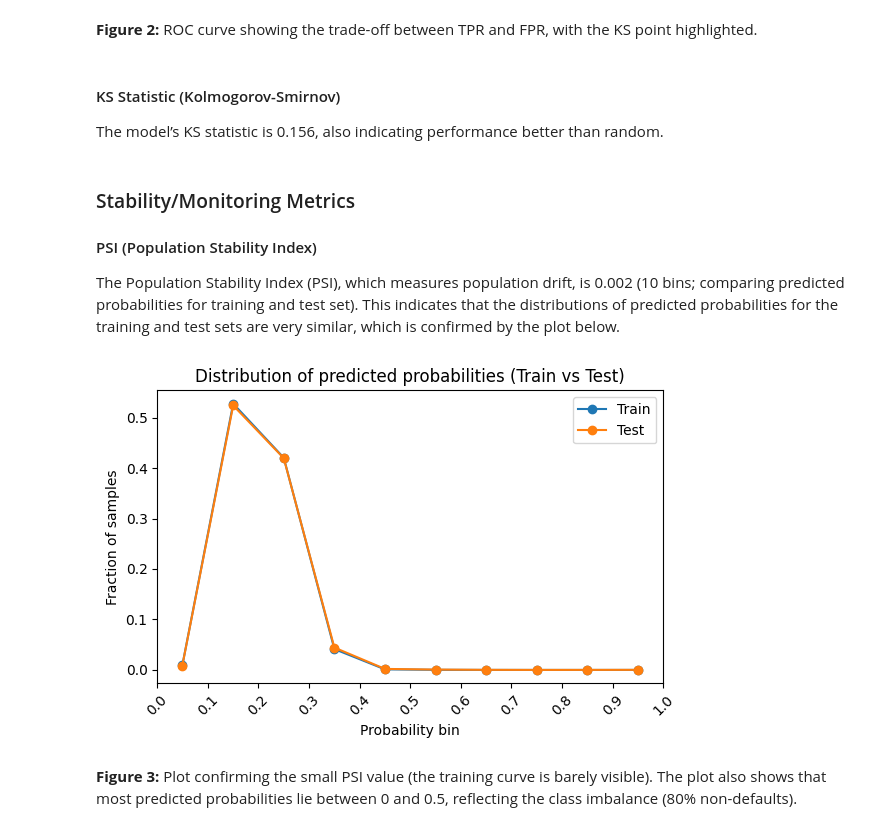
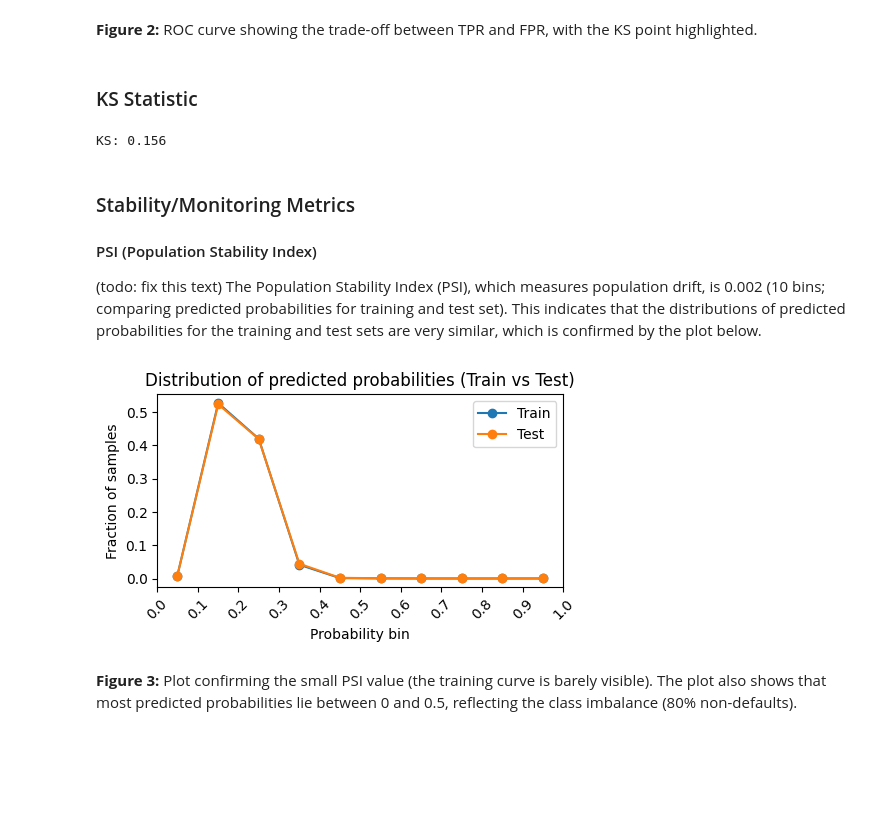
Before and after one commit to ladih/Credit-Risk-Modelling-Probability-of-Default-Prediction, a Jupyter notebook: creditrisk.ipynb, the cells around one changed output. Drawn from its saved outputs; the diff is of its cells as text; code cells hidden in the pictures; blank space fills up the shorter version.

```diff
--- a/creditrisk.ipynb
+++ b/creditrisk.ipynb
@@ -11,5 +14,5 @@ This project uses logistic regression to predict probability of borrower default
 # %%
+# Load data
 import pandas as pd
 
-df = pd.read_csv('loan_sample.csv', low_memory=False, skiprows=0)
-df.shape
+df_loans = pd.read_csv('data/loan_sample.csv', low_memory=False)
@@ -24,6 +70,7 @@ Loan statuses "Charged Off" or "Default" were defined as **default** and "Fully
 # %%
 # Filter statuses
 target_statuses = ['Fully Paid', 'Charged Off', 'Default']
-df_filtered = df[df['loan_status'].isin(target_statuses)].copy()
-df_filtered.shape
+df_loans_filtered = df_loans[df_loans['loan_status'].isin(target_statuses)].copy()
+print("Number of loans after filtering loan statuses:", df_loans_filtered.shape[0])
+print("Features:", df_loans_filtered.shape[1])
 # %% [output]
@@ -31,3 +81,5 @@ df_filtered.shape
 # %%
-# Encode target
-df_filtered['default'] = df_filtered['loan_status'].isin(['Charged Off', 'Default']).astype(int)
+# Encode target: default = 1, non-default = 0
+df_loans_filtered['default'] = df_loans_filtered['loan_status'].isin(['Charged Off', 'Default']).astype(int)
+print("Shape after target encoding:")
+df_loans_filtered.shape
@@ -235,0 +127,12 @@ plt.show()
+# %%
+selected_vars = [
+    'annual_inc',
+    'application_type',
+    'dti',
+    'home_ownership',
+    'purpose',
+    'default',  # target
+    'issue_d',  # for time-based splitting
+]
+df_model = df_loans_filtered[selected_vars].copy()
+df_model.shape
@@ -236,16 +381,18 @@ plt.show()
 # %% [markdown]
 **Figure 2:** ROC curve showing the trade-off between TPR and FPR, with the KS point highlighted.
-# %% [markdown]
-#### KS Statistic (Kolmogorov-Smirnov)
-
-The model’s KS statistic is 0.156, also indicating performance better than random.
+# %% [markdown]
+### KS Statistic
 # %%
 # KS point
 ks = max(tpr - fpr)
+print(f"KS: {ks:.3f}")
+# %% [output]
+KS: 0.156
 # %% [markdown]
 ### Stability/Monitoring Metrics
 
 #### PSI (Population Stability Index)
 
+(todo: fix this text)
 The Population Stability Index (PSI), which measures population drift, is 0.002 (10 bins; comparing predicted probabilities for training and test set). This indicates that the distributions of predicted probabilities for the training and test sets are very similar, which is confirmed by the plot below.
 # %%
@@ -294,21 +442,21 @@ def calculate_psi(train_frac, test_frac):
 psi = calculate_psi(df_train_bins['fraction_train'], df_test_bins['fraction_test'])
 # %%
 # PSI plot code
-plt.figure(figsize=(6, 4))
+plt.figure(figsize=(5, 3))
 x_mid = df_test_bins['bin'].apply(lambda x: x.mid).to_numpy()
 plt.plot(x_mid, df_train_bins['fraction_train'].to_numpy(), label='Train', marker='o')
 plt.plot(x_mid, df_test_bins['fraction_test'].to_numpy(), label='Test', marker='o')
 
 plt.xticks(rotation=45)
 plt.xticks(np.arange(0, 1.01, 0.1))  # ticks at 0.0, 0.1, 0.2, ..., 1.0
 plt.xlabel("Probability bin")
 plt.ylabel("Fraction of samples")
 plt.title("Distribution of predicted probabilities (Train vs Test)")
 plt.legend()
 plt.tight_layout()
 plt.show()
 # %% [output]
-[figure, old version]
+[figure, new version]
 # %% [markdown]
 **Figure 3:** Plot confirming the small PSI value (the training curve is barely visible). The plot also shows that most predicted probabilities lie between 0 and 0.5, reflecting the class imbalance (80% non-defaults).
 # %% [markdown]
```
Also changed, not shown: parts of 68 cells of this notebook, 1 other file.
